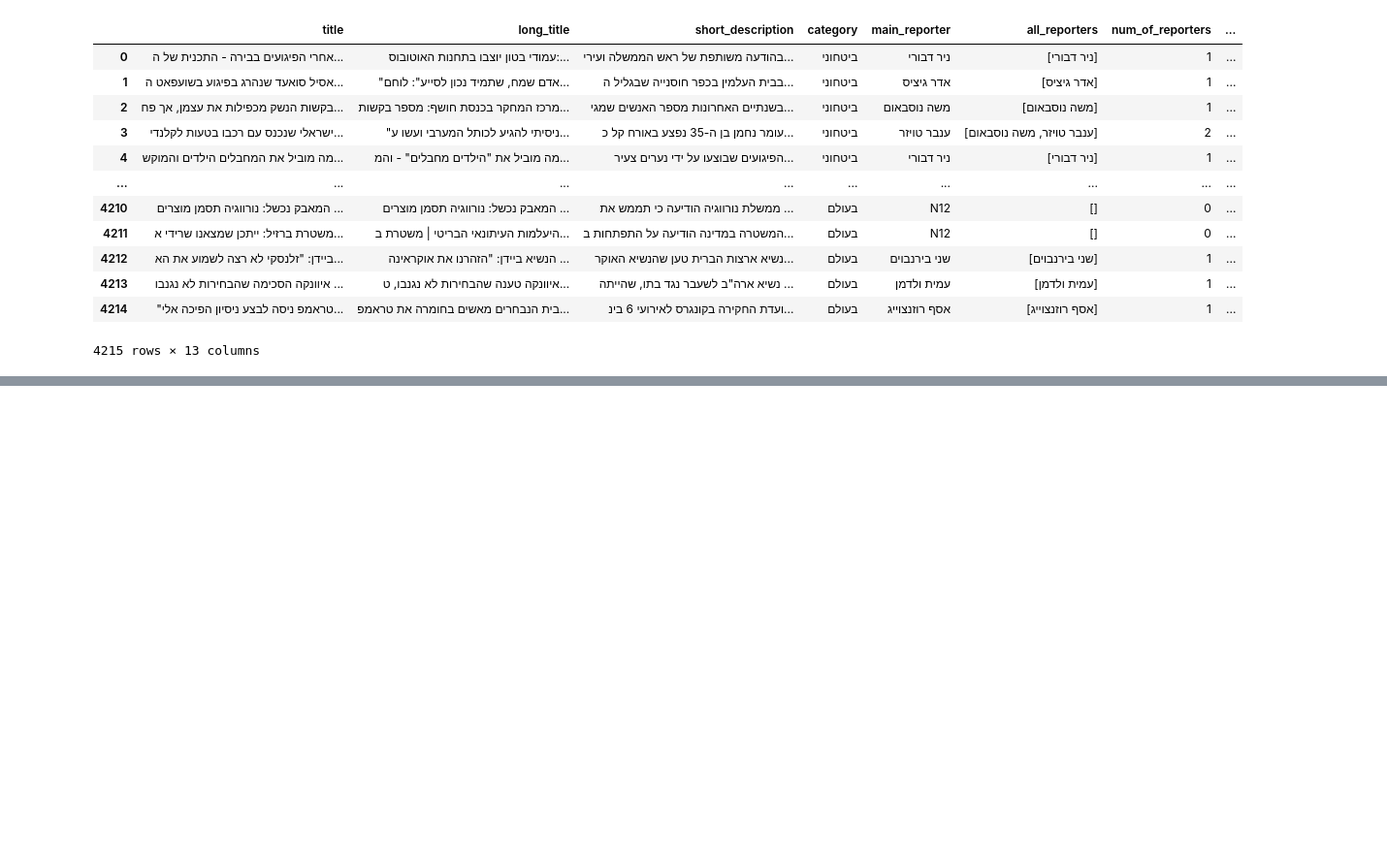
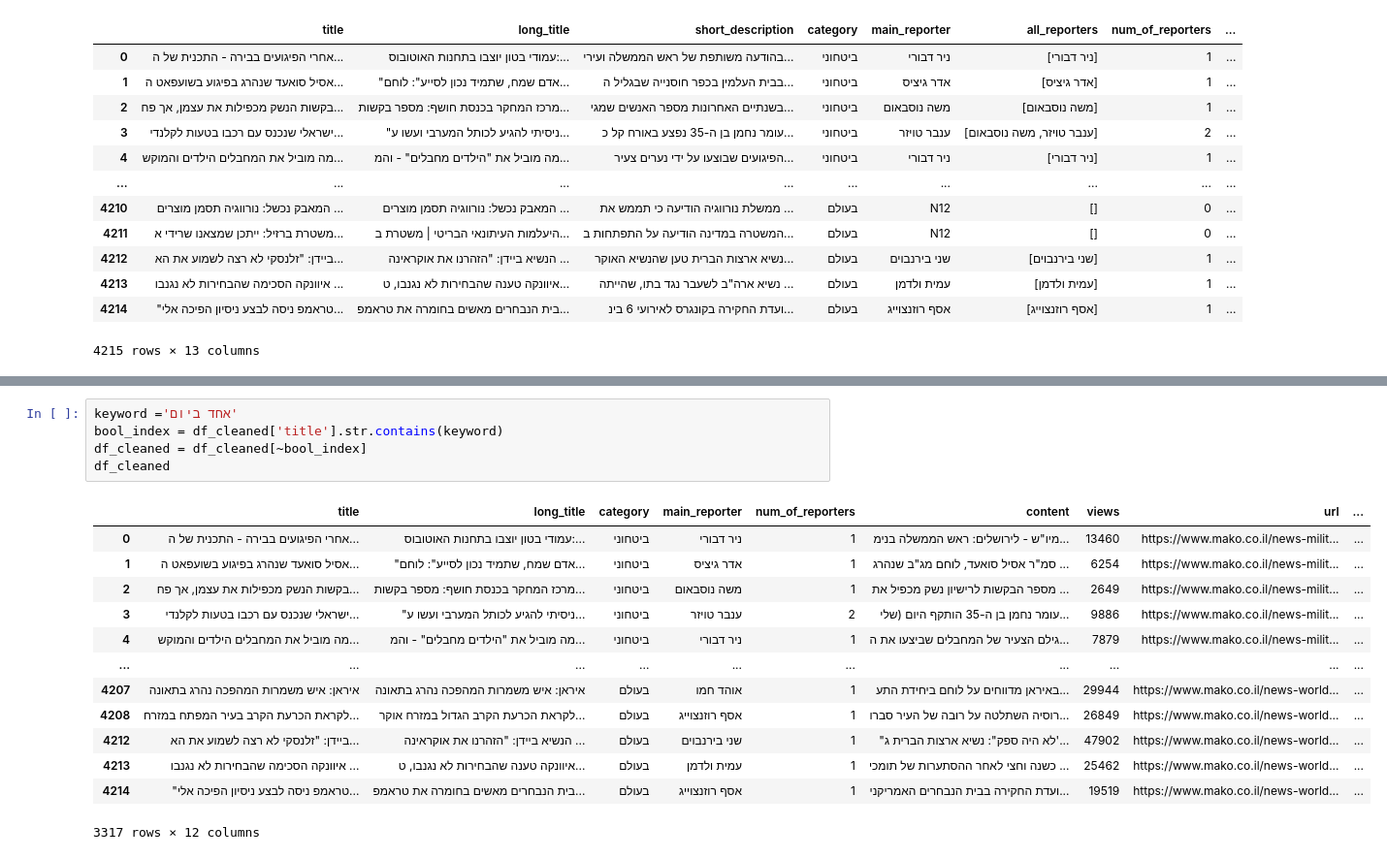
Before and after one commit to GShir97/DataScienceProject, a Jupyter notebook: data_analysis.ipynb, the cells around one changed output, grey strips where cells are left out. Shown at 97% size. Saved outputs shown, nothing was run; the diff lists cells and outputs as text; blank space fills up the shorter version.

```diff
--- a/data_analysis.ipynb
+++ b/data_analysis.ipynb
@@ -63,0 +170,19 @@ df
+# %%
+keyword ='אחד ביום'
+bool_index = df_cleaned['title'].str.contains(keyword)
+df_cleaned = df_cleaned[~bool_index]
+df_cleaned
+# %% [output]
+|  | title | long_title | category | main_reporter | num_of_reporters | content | views | url | ... |
+| 0 | אחרי הפיגועים בבירה - התכנית של ה... | עמודי בטון יוצבו בתחנות האוטובוס:... | ביטחוני | ניר דבורי | 1 | מיו"ש - לירושלים: ראש הממשלה בנימ... | 13460 | https://www.mako.co.il/news-milit... | ... |
+| 1 | אסיל סואעד שנהרג בפיגוע בשועפאט ה... | "אדם שמח, שתמיד נכון לסייע": לוחם... | ביטחוני | אדר גיציס | 1 | סמ"ר אסיל סואעד, לוחם מג"ב שנהרג ... | 6254 | https://www.mako.co.il/news-milit... | ... |
+| 2 | בקשות הנשק מכפילות את עצמן, אך פח... | מרכז המחקר בכנסת חושף: מספר בקשות... | ביטחוני | משה נוסבאום | 1 | מספר הבקשות לרישיון נשק מכפיל את ... | 2649 | https://www.mako.co.il/news-milit... | ... |
+| 3 | ישראלי שנכנס עם רכבו בטעות לקלנדי... | "ניסיתי להגיע לכותל המערבי ועשו ע... | ביטחוני | ענבר טויזר | 2 | עומר נחמן בן ה-35 הותקף היום (שלי... | 9886 | https://www.mako.co.il/news-milit... | ... |
+| 4 | מה מוביל את המחבלים הילדים והמוקש... | מה מוביל את "הילדים מחבלים" - והמ... | ביטחוני | ניר דבורי | 1 | גילם הצעיר של המחבלים שביצעו את ה... | 7879 | https://www.mako.co.il/news-milit... | ... |
+| ... | ... | ... | ... | ... | ... | ... | ... | ... | ... |
+| 4207 | איראן: איש משמרות המהפכה נהרג בתאונה | איראן: איש משמרות המהפכה נהרג בתאונה | בעולם | אוהד חמו | 1 | באיראן מדווחים על לוחם ביחידת התע... | 29944 | https://www.mako.co.il/news-world... | ... |
+| 4208 | לקראת הכרעת הקרב בעיר המפתח במזרח... | לקראת הכרעת הקרב הגדול במזרח אוקר... | בעולם | אסף רוזנצוייג | 1 | רוסיה השתלטה על רובה של העיר סברו... | 26849 | https://www.mako.co.il/news-world... | ... |
+| 4212 | ביידן: "זלנסקי לא רצה לשמוע את הא... | הנשיא ביידן: "הזהרנו את אוקראינה ... | בעולם | שני בירנבוים | 1 | "לא היה ספק": נשיא ארצות הברית ג'... | 47902 | https://www.mako.co.il/news-world... | ... |
+| 4213 | איוונקה הסכימה שהבחירות לא נגנבו ... | איוונקה טענה שהבחירות לא נגנבו, ט... | בעולם | עמית ולדמן | 1 | כשנה וחצי לאחר ההסתערות של תומכי ... | 25462 | https://www.mako.co.il/news-world... | ... |
+| 4214 | "טראמפ ניסה לבצע ניסיון הפיכה אלי... | בית הנבחרים מאשים בחומרה את טראמפ... | בעולם | אסף רוזנצוייג | 1 | ועדת החקירה בבית הנבחרים האמריקני... | 19519 | https://www.mako.co.il/news-world... | ... |
+3317 rows × 12 columns
```
Also changed, not shown: parts of 13 cells of this notebook.
